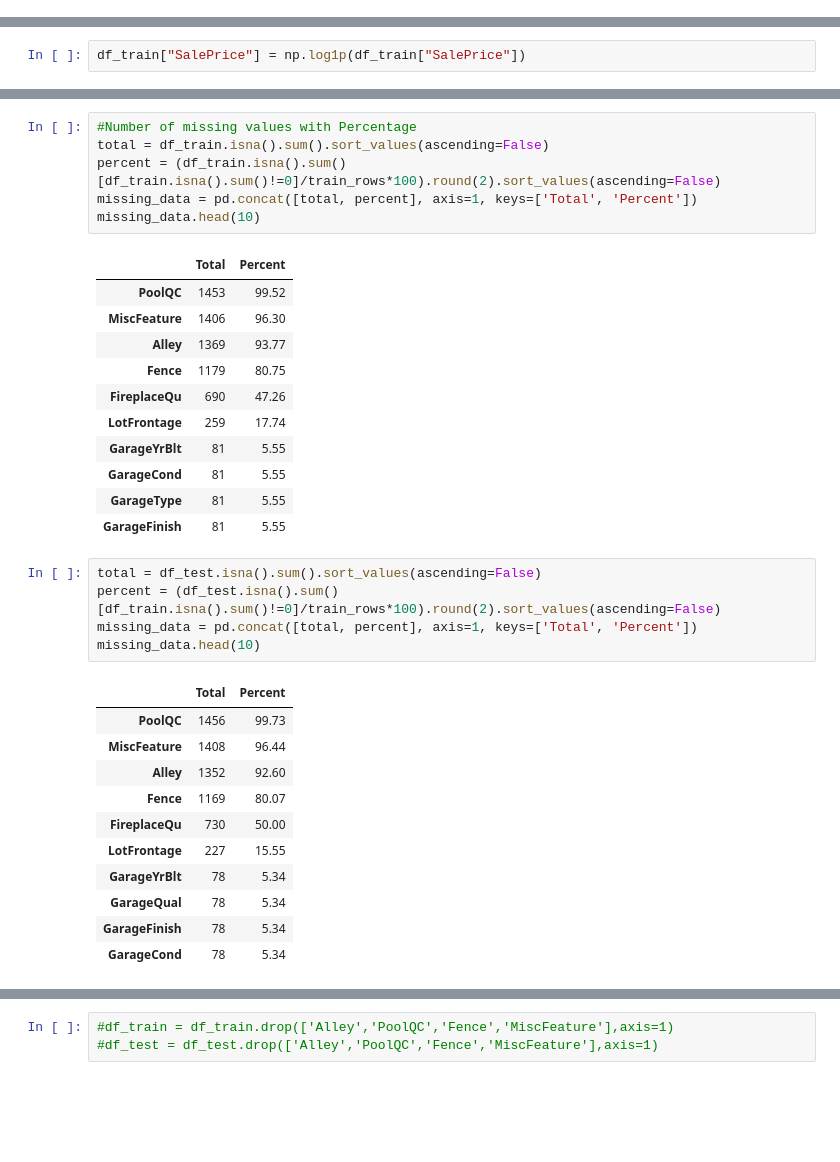
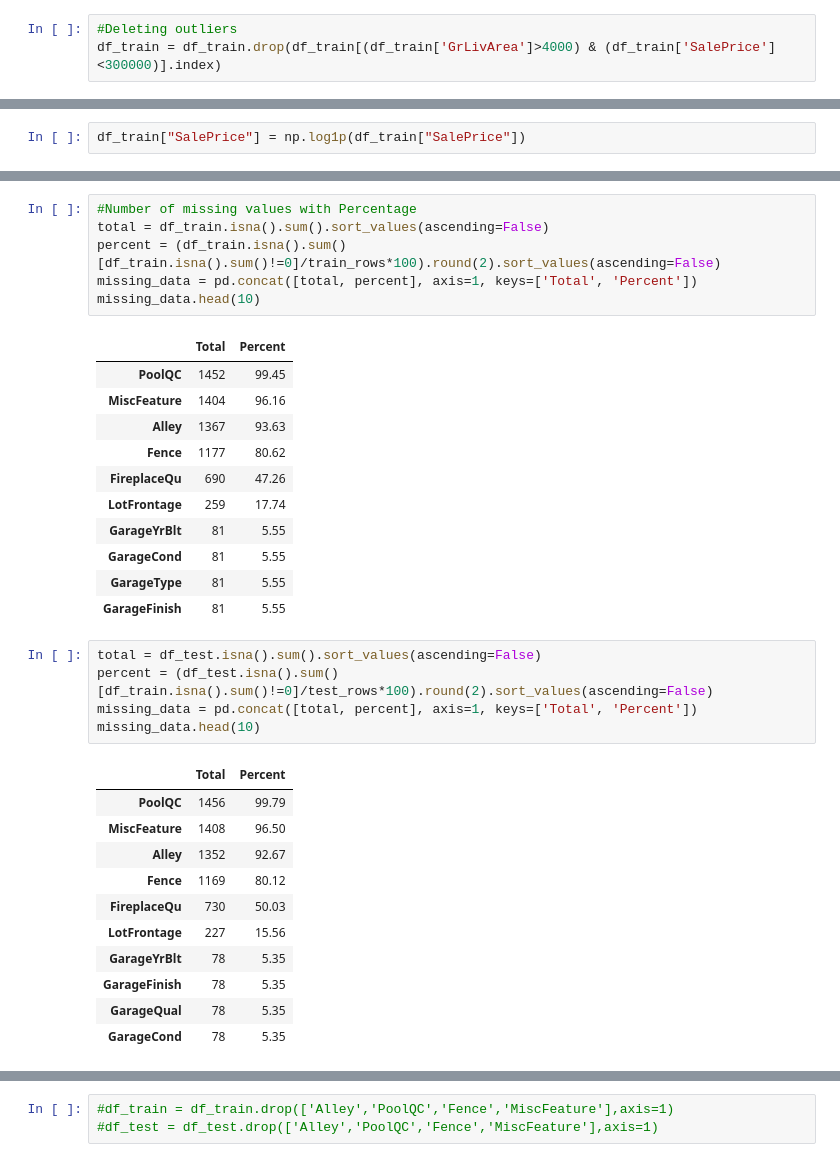
Before and after one commit to ayselrajabli/KaggleProjects, a Jupyter notebook: House Prices - Advanced Regression Techniques/HousePricesKaggle.ipynb, the cells around one changed output, grey strips where cells are left out. Saved outputs shown, nothing was run; the diff lists cells and outputs as text; blank space fills up the shorter version.

```diff
--- a/House Prices - Advanced Regression Techniques/HousePricesKaggle.ipynb
+++ b/House Prices - Advanced Regression Techniques/HousePricesKaggle.ipynb
@@ -92,0 +99,3 @@ Train Data: 2919 rows
+# %%
+#Deleting outliers
+df_train = df_train.drop(df_train[(df_train['GrLivArea']>4000) & (df_train['SalePrice']<300000)].index)
@@ -132,10 +182,10 @@ missing_data = pd.concat([total, percent], axis=1, keys=['Total', 'Percent'])
 missing_data.head(10)
 # %% [output]
 |  | Total | Percent |
-| PoolQC | 1453 | 99.52 |
-| MiscFeature | 1406 | 96.30 |
-| Alley | 1369 | 93.77 |
-| Fence | 1179 | 80.75 |
+| PoolQC | 1452 | 99.45 |
+| MiscFeature | 1404 | 96.16 |
+| Alley | 1367 | 93.63 |
+| Fence | 1177 | 80.62 |
 | FireplaceQu | 690 | 47.26 |
 | LotFrontage | 259 | 17.74 |
 | GarageYrBlt | 81 | 5.55 |
@@ -144,18 +194,18 @@ missing_data.head(10)
 | GarageFinish | 81 | 5.55 |
 # %%
 total = df_test.isna().sum().sort_values(ascending=False)
-percent = (df_test.isna().sum()[df_train.isna().sum()!=0]/train_rows*100).round(2).sort_values(ascending=False)
+percent = (df_test.isna().sum()[df_train.isna().sum()!=0]/test_rows*100).round(2).sort_values(ascending=False)
 missing_data = pd.concat([total, percent], axis=1, keys=['Total', 'Percent'])
 missing_data.head(10)
 # %% [output]
 |  | Total | Percent |
-| PoolQC | 1456 | 99.73 |
-| MiscFeature | 1408 | 96.44 |
-| Alley | 1352 | 92.60 |
-| Fence | 1169 | 80.07 |
-| FireplaceQu | 730 | 50.00 |
-| LotFrontage | 227 | 15.55 |
-| GarageYrBlt | 78 | 5.34 |
-| GarageQual | 78 | 5.34 |
-| GarageFinish | 78 | 5.34 |
-| GarageCond | 78 | 5.34 |
+| PoolQC | 1456 | 99.79 |
+| MiscFeature | 1408 | 96.50 |
+| Alley | 1352 | 92.67 |
+| Fence | 1169 | 80.12 |
+| FireplaceQu | 730 | 50.03 |
+| LotFrontage | 227 | 15.56 |
+| GarageYrBlt | 78 | 5.35 |
+| GarageFinish | 78 | 5.35 |
+| GarageQual | 78 | 5.35 |
+| GarageCond | 78 | 5.35 |
```
Also changed, not shown: parts of 68 cells of this notebook.
